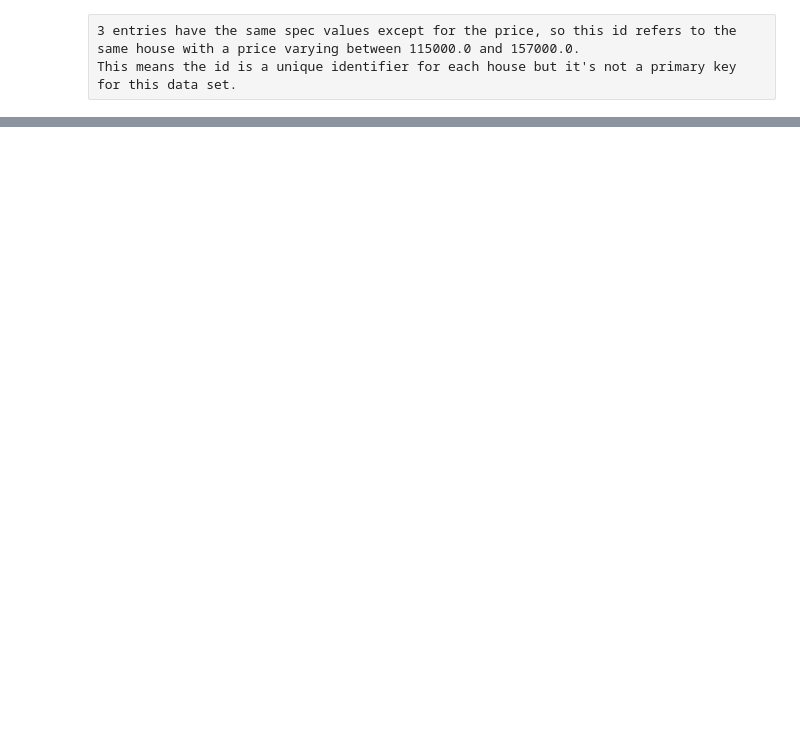
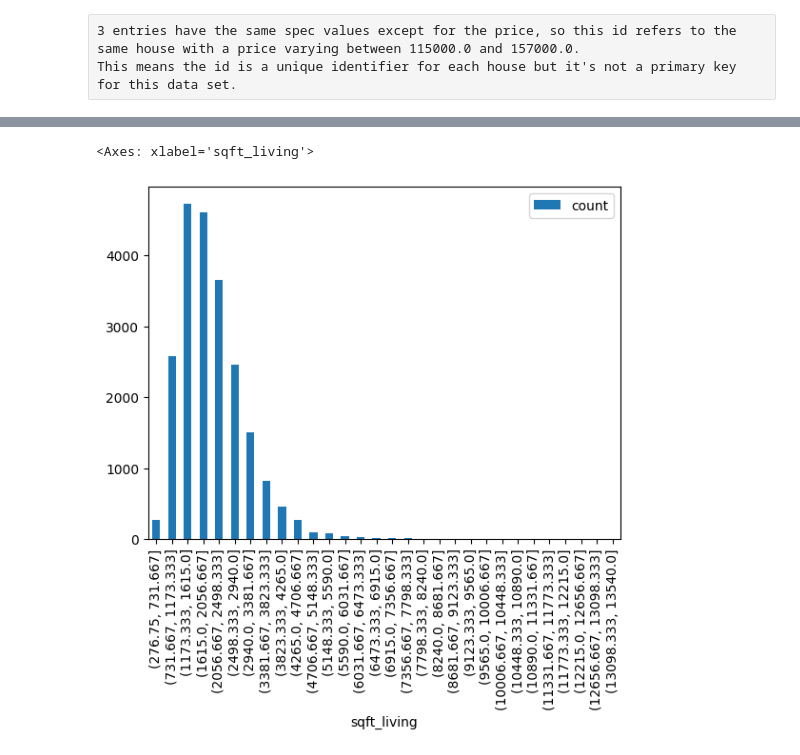
Before and after one commit to FawziElZein/House-Sales-King-County-Analysis-Part-3, a Jupyter notebook: Pandas Assignment #4.ipynb, the cells around one changed output, grey strips where cells are left out. Cells and saved outputs as stored; diff of their text form; code cells hidden in the pictures; blank space fills up the shorter version.

```diff
--- a/Pandas Assignment #4.ipynb
+++ b/Pandas Assignment #4.ipynb
@@ -53,0 +86,3 @@ This means the id is a unique identifier for each house but it's not a primary k
+# %%
+sqft_living_intervals = pd.cut(df['sqft_living'],30).value_counts().reset_index().sort_values('sqft_living')
+sqft_living_intervals
@@ -53,0 +107,6 @@ This means the id is a unique identifier for each house but it's not a primary k
+# %%
+from matplotlib import pyplot
+sqft_living_intervals.plot.bar(x='sqft_living', y='count', rot=90)
+# %% [output]
+<Axes: xlabel='sqft_living'>
+[figure, added]
```
Also changed, not shown: parts of 12 cells of this notebook, 1 other file.
